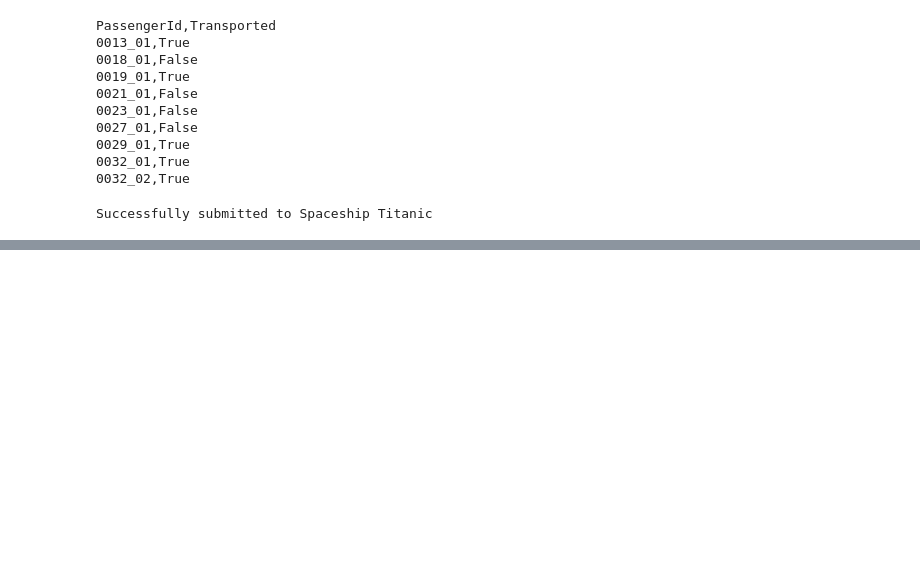
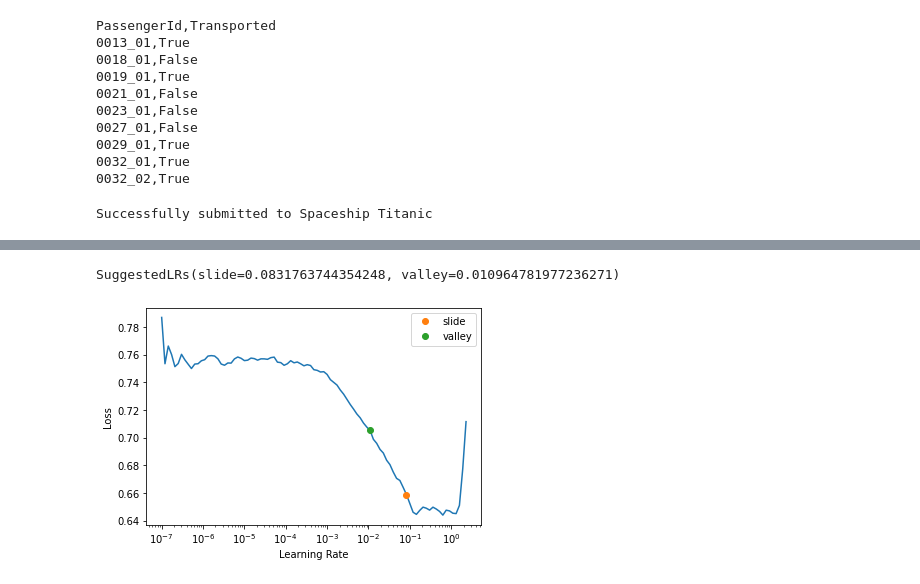
Before and after one commit to Meta-Sean/Practical-Deep-Learning, a Jupyter notebook: spaceship_titanic_linear_kaggle.ipynb, the cells around one changed output, grey strips where cells are left out. Saved outputs shown, nothing was run; the diff lists cells and outputs as text; code cells hidden in the pictures; blank space fills up the shorter version.

```diff
--- a/spaceship_titanic_linear_kaggle.ipynb
+++ b/spaceship_titanic_linear_kaggle.ipynb
@@ -474,0 +480,2 @@ Successfully submitted to Spaceship Titanic
+# %%
+df = pd.read_csv(path/'train.csv')
@@ -474,0 +537,15 @@ Successfully submitted to Spaceship Titanic
+# %%
+splits = RandomSplitter(seed=42)(df)
+# %%
+dls = TabularPandas(
+    df, splits=splits,
+    procs = [Categorify, FillMissing, Normalize],
+    cat_names=["HomePlanet", "CryoSleep", "Destination", "Deck", "CabinNumber", "Side", "Group", "PassengerNumber"],
+    cont_names=['Age', 'LogRoomService', 'LogFoodCourt', 'LogShoppingMall', 'LogSpa', 'LogVRDeck'],
+    y_names="Transported", y_block = CategoryBlock(),
+).dataloaders(path=".")
+# %%
+learn = tabular_learner(dls, metrics=accuracy, layers=[10,10])
+# %%
+learn.lr_find(suggest_funcs=(slide, valley))
+# %% [output]
@@ -474,0 +553,2 @@ Successfully submitted to Spaceship Titanic
+SuggestedLRs(slide=0.0831763744354248, valley=0.010964781977236271)
+[figure, added]
```
Also changed, not shown: parts of 12 cells of this notebook.
